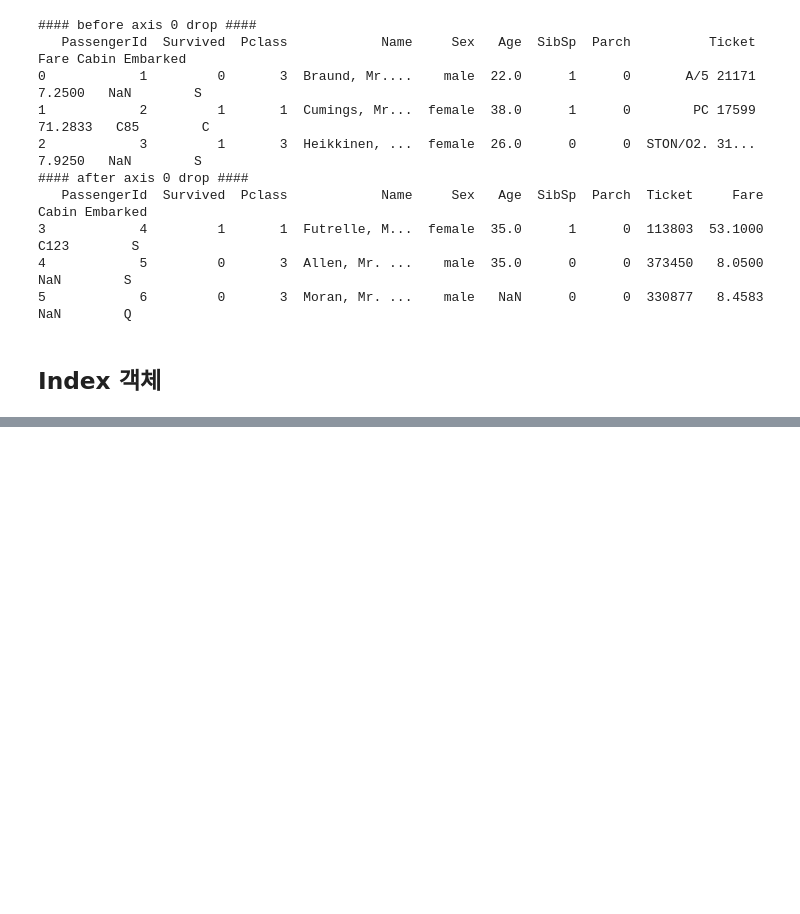
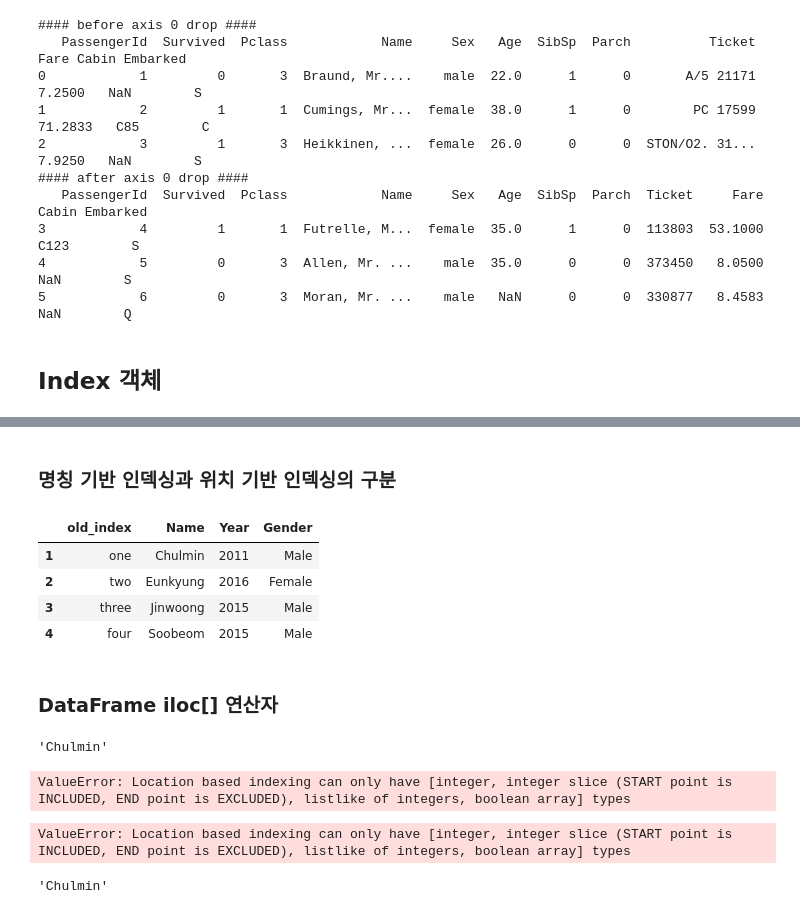
Before and after one commit to easycastle/Machine-Learning-Study, a Jupyter notebook: Data_Handling/Pandas-Basic.ipynb, the cells around one changed output, grey strips where cells are left out. Cells and saved outputs as stored; diff of their text form; code cells hidden in the pictures; blank space fills up the shorter version.

```diff
--- a/Data_Handling/Pandas-Basic.ipynb
+++ b/Data_Handling/Pandas-Basic.ipynb
@@ -265,0 +394,8 @@ print(titanic_df.head(3))
+# %%
+data = {
+    'Name' : ['Chulmin', 'Eunkyung', 'Jinwoong', 'Soobeom'],
+    'Year' : [2011, 2016, 2015, 2015],
+    'Gender' : ['Male', 'Female', 'Male', 'Male']
+}
+data_df = pd.DataFrame(data, index=['one', 'two', 'three', 'four'])
+data_df
@@ -265,0 +408,36 @@ print(titanic_df.head(3))
+# %% [markdown]
+### 명칭 기반 인덱싱과 위치 기반 인덱싱의 구분
+# %%
+#data_df를 reset_index()로 새로운 숫자형 인덱스를 생성
+data_df_reset = data_df.reset_index()
+data_df_reset = data_df_reset.rename(columns={'index' : 'old_index'})
+
+# 인덱스값에 1을 더해서 1부터 시작하는 새로운 인덱스값 생성
+data_df_reset.index = data_df_reset.index + 1
+data_df_reset
+# %% [output]
+|  | old_index | Name | Year | Gender |
+| 1 | one | Chulmin | 2011 | Male |
+| 2 | two | Eunkyung | 2016 | Female |
+| 3 | three | Jinwoong | 2015 | Male |
+| 4 | four | Soobeom | 2015 | Male |
+# %% [markdown]
+### DataFrame iloc[] 연산자
+# %%
+data_df.iloc[0, 0]
+# %% [output]
+'Chulmin'
+# %%
+# 다음 코드는 오류를 발생합니다.
+data_df.iloc[0, 'Name']
+# %% [output]
+ValueError: Location based indexing can only have [integer, integer slice (START point is INCLUDED, END point is EXCLUDED), listlike of integers, boolean array] types
+# %%
+# 다음 코드는 오류를 발생합니다.
+data_df.iloc['one', 0]
+# %% [output]
+ValueError: Location based indexing can only have [integer, integer slice (START point is INCLUDED, END point is EXCLUDED), listlike of integers, boolean array] types
+# %%
+data_df_reset.iloc[0, 1]
+# %% [output]
+'Chulmin'
```
Also changed, not shown: parts of 21 cells of this notebook.
